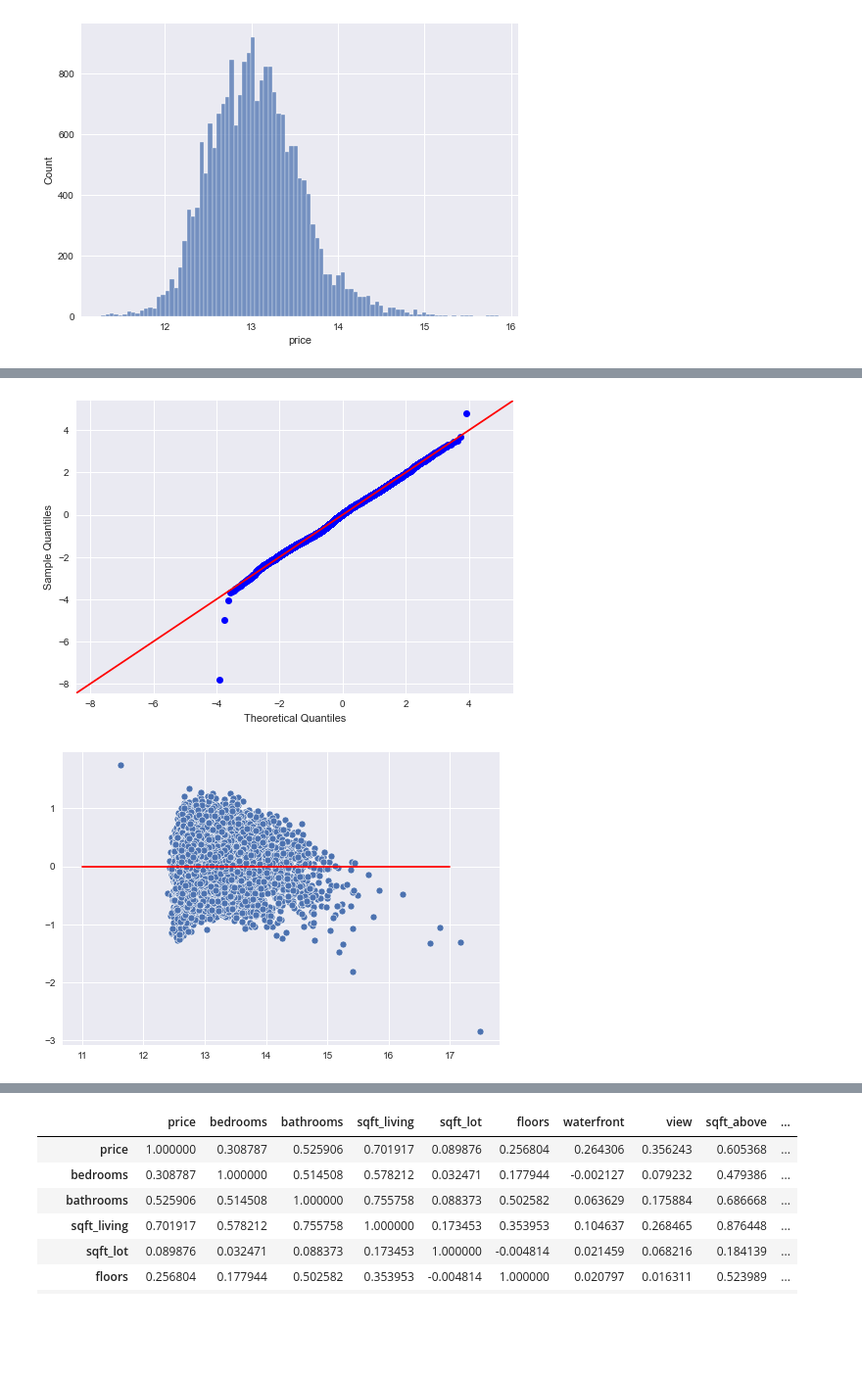
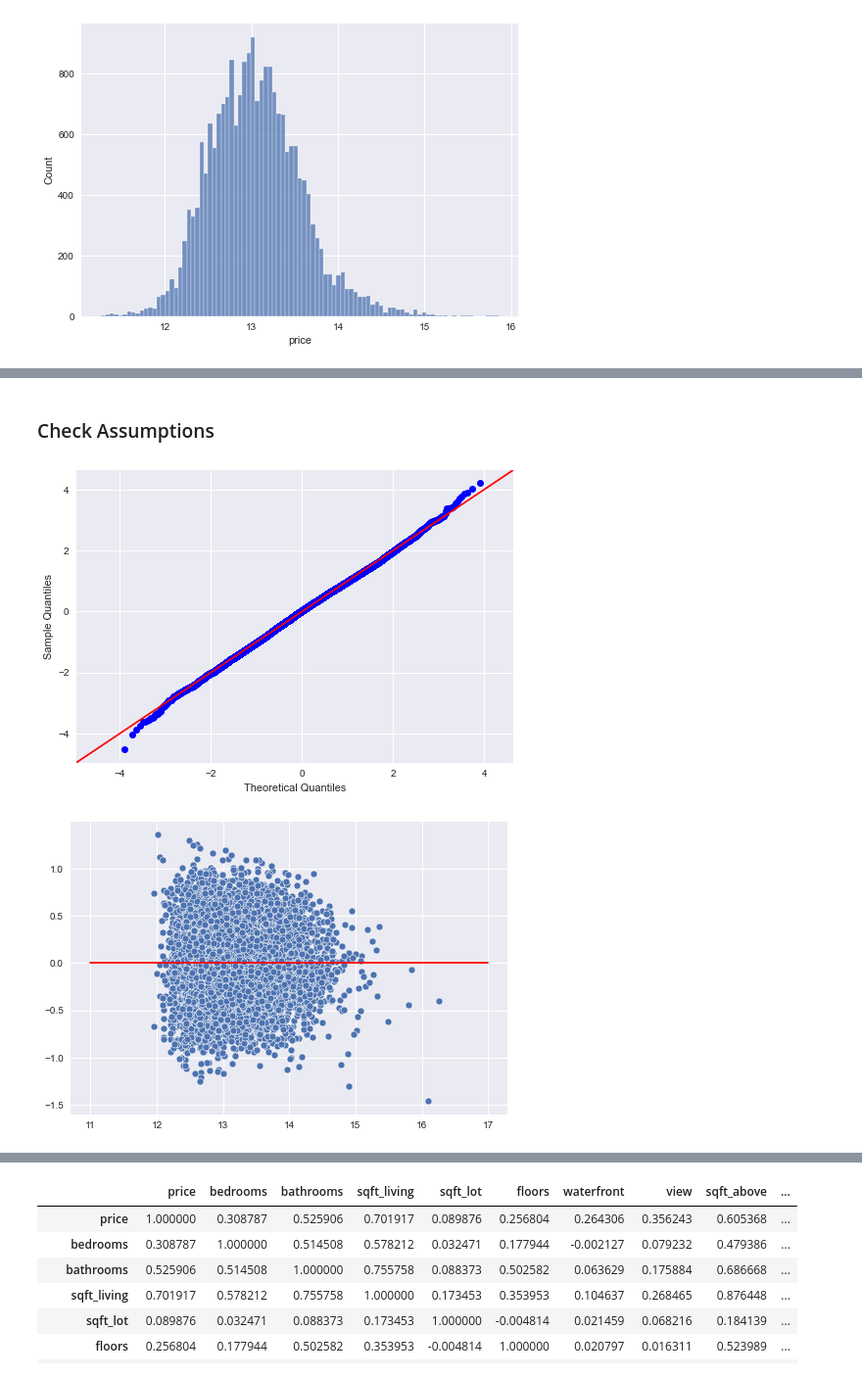
Before and after one commit to henrysvg/dsc-phase-2-project-v2-3, a Jupyter notebook: student.ipynb, the cells around one changed output, grey strips where cells are left out. Shown at 98% size. Saved outputs shown, nothing was run; the diff lists cells and outputs as text; code cells hidden in the pictures; blank space fills up the shorter version.

```diff
--- a/student.ipynb
+++ b/student.ipynb
@@ -401,8 +413,7 @@ sns.heatmap(corr, mask = trimask, annot = True)
 # %%
 y = data['price']
 
-x = data[['sqft_living', 'bathrooms', 'bedrooms', 'waterfront', 'view',
-         'sqft_above', 'sqft_basement', 'yr_renovated', 'grd_11 Excellent']]
+x = data[['sqft_living', 'bathrooms', 'bedrooms', 'sqft_basement']]
 # %%
 model_data = x
 # %%
@@ -444,0 +467,7 @@ strong multicollinearity or other numerical problems.
+# %%
+x_2 = data[['bedrooms', 'bathrooms', 'sqft_living', 'sqft_lot', 'floors',
+       'waterfront', 'view', 'sqft_basement', 'yr_built',
+       'yr_renovated', 'sqft_living15', 'grd_11 Excellent',
+       'grd_12 Luxury', 'grd_13 Mansion', 'grd_3 Poor', 'grd_4 Low',
+       'grd_5 Fair', 'grd_6 Low Average', 'grd_7 Average', 'grd_8 Good',
+       'grd_9 Better', 'cnd_Fair', 'cnd_Good', 'cnd_Poor', 'cnd_Very Good']]
@@ -491,12 +579,14 @@ Notes:
 strong multicollinearity or other numerical problems.
+# %% [markdown]
+### Check Assumptions
 # %%
 fig = sm.graphics.qqplot(third_model.resid, dist=stats.norm, line='45', fit=True)
 # %% [output]
-[figure, old version]
+[figure, new version]
 # %%
-preds = third_model.predict(model_data_int)
+preds = third_model.predict(model_data_int_2)
 plot = sns.scatterplot(preds, third_model.resid)
 plot = sns.lineplot([11, 17], [0, 0], color = 'red')
 # %% [output]
-[figure, old version]
+[figure, new version]
 # %% [markdown]
```
Also changed, not shown: parts of 37 cells of this notebook.
